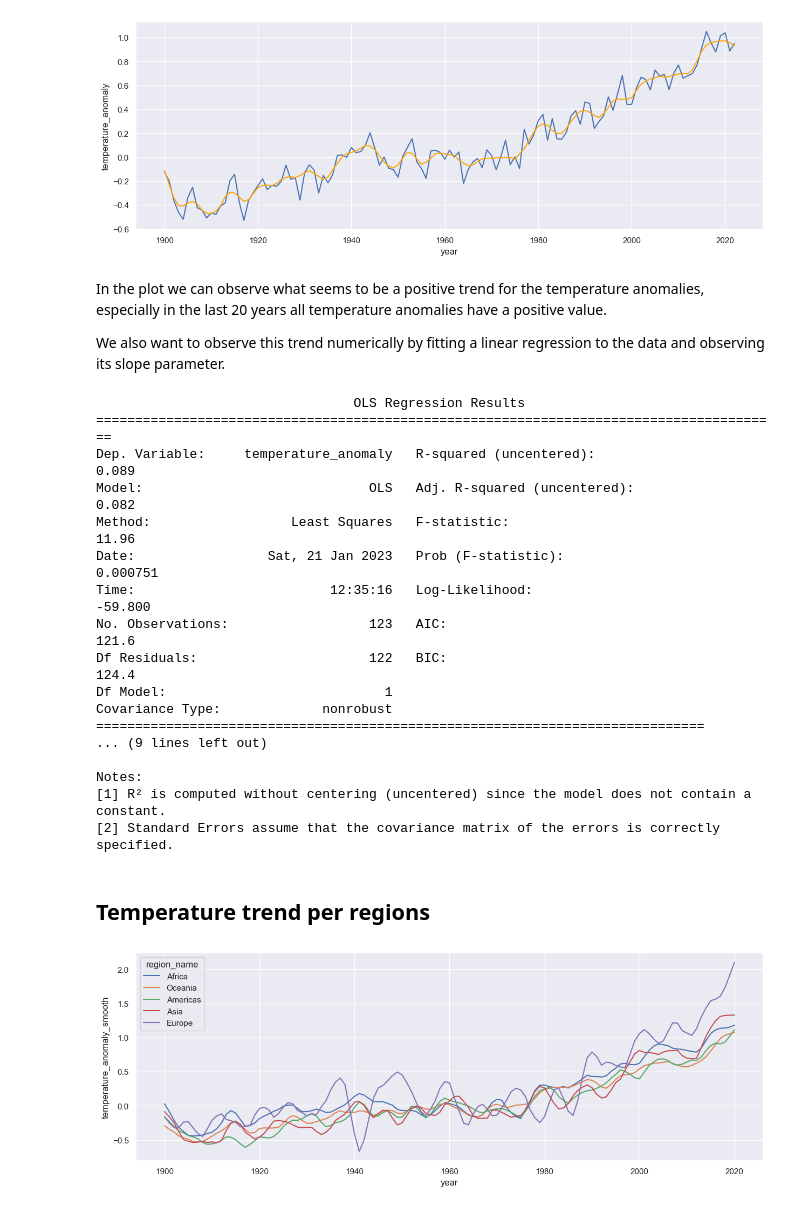
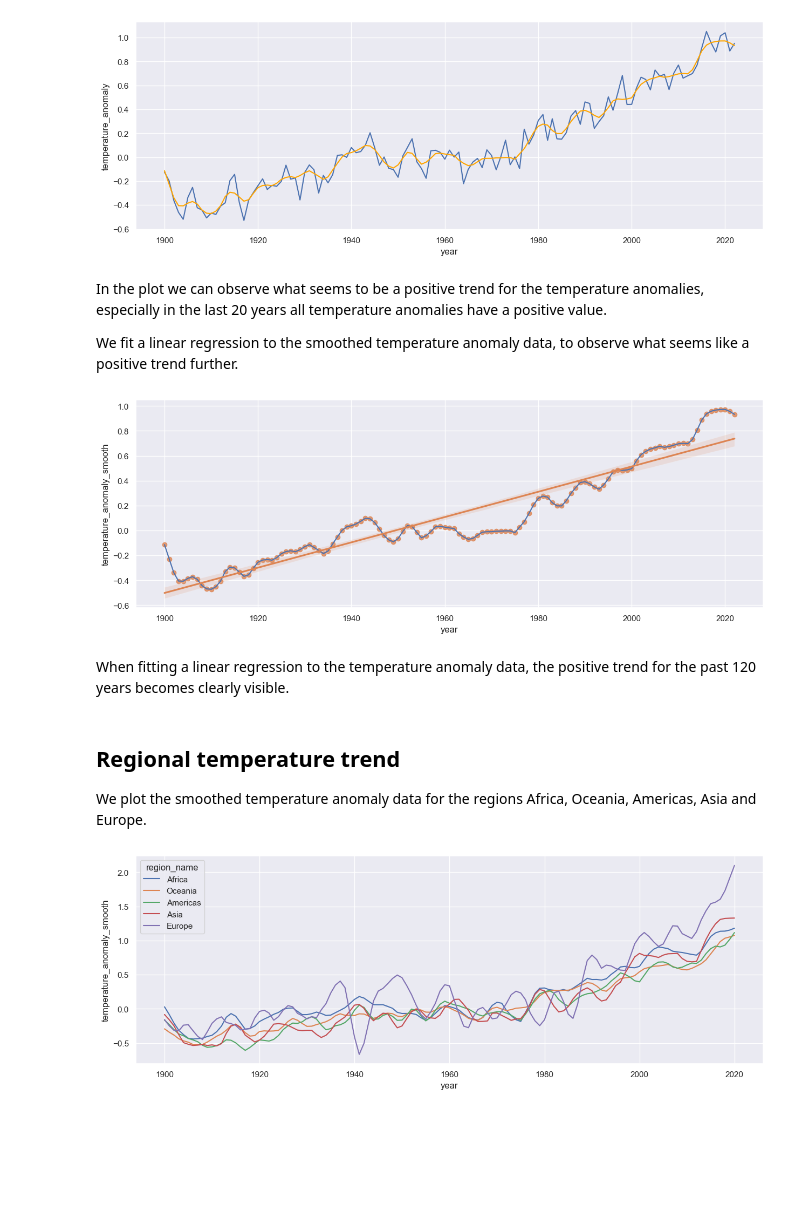
Before and after one commit to lukiwieser/natural-disasters-and-climate-change, a Jupyter notebook: temp-analysis.ipynb, the cells around one changed output. Cells and saved outputs as stored; diff of their text form; code cells hidden in the pictures; blank space fills up the shorter version.

Commit message:
changed plotting of extreme countries; added documentation

```diff
--- a/temp-analysis.ipynb
+++ b/temp-analysis.ipynb
@@ -60,31 +62,19 @@ sns.lineplot(x="year", y="temperature_anomaly_smooth", data=temp_global, color="
 # %% [markdown]
 In the plot we can observe what seems to be a positive trend for the temperature anomalies, especially in the last 20 years all temperature anomalies have a positive value.
 
-We also want to observe this trend numerically by fitting a linear regression to the data and observing its slope parameter.
+We fit a linear regression to the smoothed temperature anomaly data, to observe what seems like a positive trend further.
-# %%
-# Todo: add new plot with temperature_anomaly and regression line
-temp_global_lin_reg = sm.OLS(temp_global['temperature_anomaly'], temp_global['year']).fit()
-print(temp_global_lin_reg.summary())
-# %% [output]
-                                 OLS Regression Results
-========================================================================================
-Dep. Variable:     temperature_anomaly   R-squared (uncentered):                   0.089
-Model:                             OLS   Adj. R-squared (uncentered):              0.082
-Method:                  Least Squares   F-statistic:                              11.96
-Date:                 Sat, 21 Jan 2023   Prob (F-statistic):                    0.000751
-Time:                         12:35:16   Log-Likelihood:                         -59.800
-No. Observations:                  123   AIC:                                      121.6
-Df Residuals:                      122   BIC:                                      124.4
-Df Model:                            1
-Covariance Type:             nonrobust
-==============================================================================
-... (9 lines left out)
-
-Notes:
-[1] R² is computed without centering (uncentered) since the model does not contain a constant.
-[2] Standard Errors assume that the covariance matrix of the errors is correctly specified.
-# %% [markdown]
-## Temperature trend per regions
+# %%
+fig, ax = plt.subplots(figsize=(15, 5))
+sns.lineplot(x="year", y="temperature_anomaly_smooth", data=temp_global)
+sns.regplot(x="year", y="temperature_anomaly_smooth", data=temp_global);
+# %% [output]
+[figure, added]
+# %% [markdown]
+When fitting a linear regression to the temperature anomaly data, the positive trend for the past 120 years becomes clearly visible.
+# %% [markdown]
+## Regional temperature trend
+
+We plot the smoothed temperature anomaly data for the regions Africa, Oceania, Americas, Asia and Europe.
 # %%
 fig, ax = plt.subplots(figsize=(15, 5))
 sns.lineplot(x="year", y="temperature_anomaly_smooth", hue="region_name", data=temp_region, ax=ax);
```
Also changed, not shown: parts of 19 cells of this notebook.
